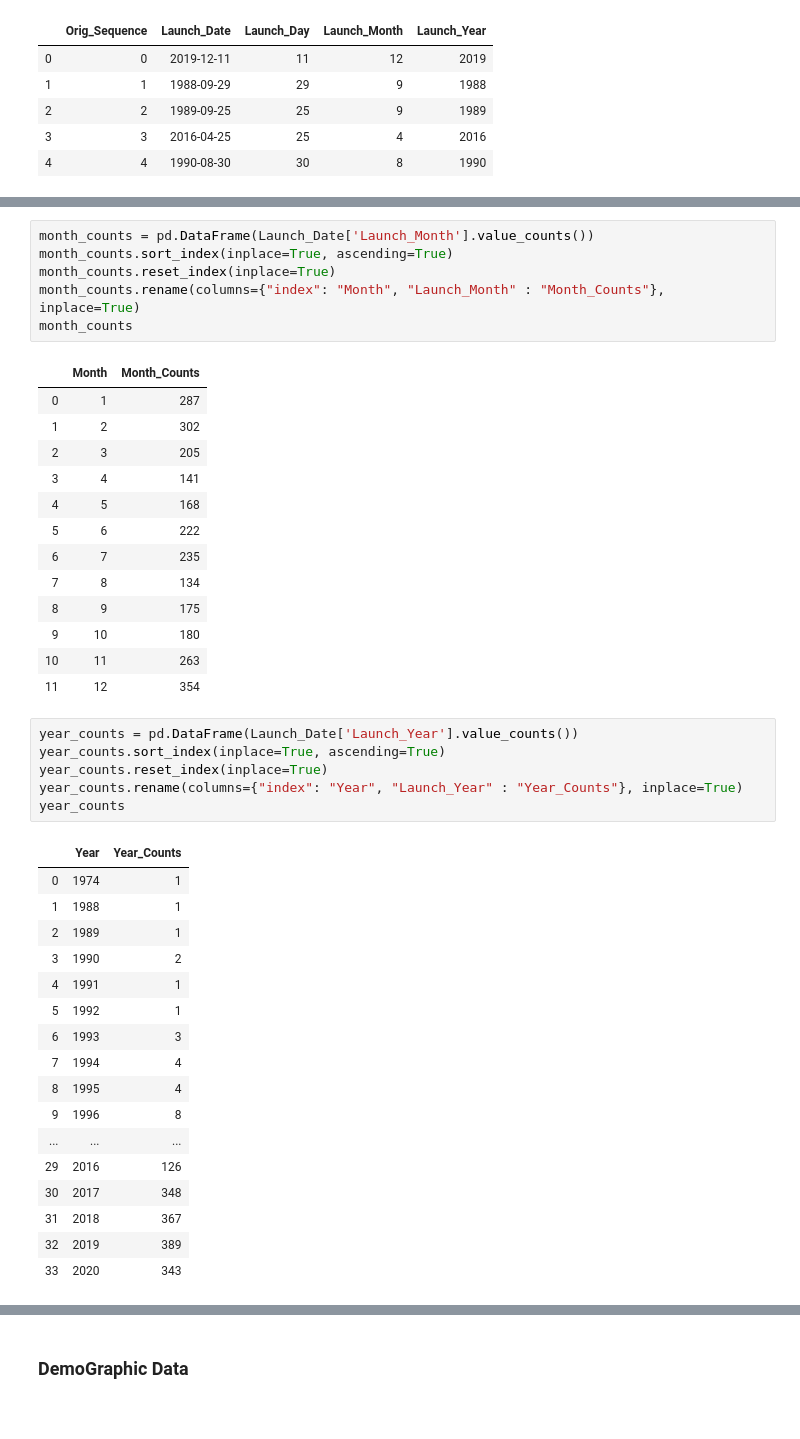
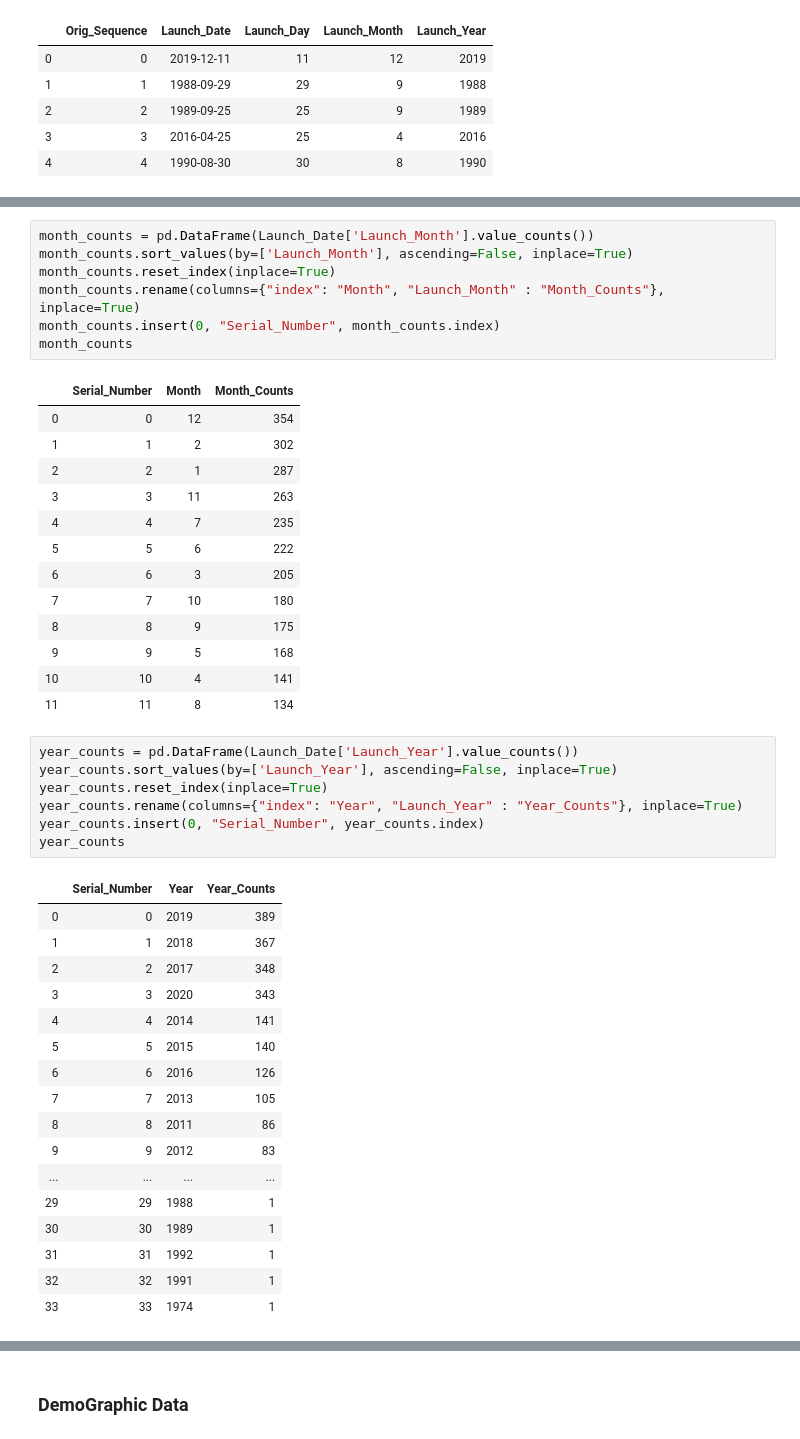
Before and after one commit to henryle-n/Global-Satellite-Launches, a Jupyter notebook: ETL.ipynb, the cells around one changed output, grey strips where cells are left out. Cells and saved outputs as stored; diff of their text form.

```diff
--- a/ETL.ipynb
+++ b/ETL.ipynb
@@ -203,44 +204,46 @@ day_counts
 # %%
 month_counts = pd.DataFrame(Launch_Date['Launch_Month'].value_counts())
-month_counts.sort_index(inplace=True, ascending=True)
+month_counts.sort_values(by=['Launch_Month'], ascending=False, inplace=True)
 month_counts.reset_index(inplace=True)
 month_counts.rename(columns={"index": "Month", "Launch_Month" : "Month_Counts"}, inplace=True)
+month_counts.insert(0, "Serial_Number", month_counts.index)
 month_counts
 # %% [output]
-|  | Month | Month_Counts |
-| 0 | 1 | 287 |
-| 1 | 2 | 302 |
-| 2 | 3 | 205 |
-| 3 | 4 | 141 |
-| 4 | 5 | 168 |
-| 5 | 6 | 222 |
-| 6 | 7 | 235 |
-| 7 | 8 | 134 |
-| 8 | 9 | 175 |
-| 9 | 10 | 180 |
-| 10 | 11 | 263 |
-| 11 | 12 | 354 |
+|  | Serial_Number | Month | Month_Counts |
+| 0 | 0 | 12 | 354 |
+| 1 | 1 | 2 | 302 |
+| 2 | 2 | 1 | 287 |
+| 3 | 3 | 11 | 263 |
+| 4 | 4 | 7 | 235 |
+| 5 | 5 | 6 | 222 |
+| 6 | 6 | 3 | 205 |
+| 7 | 7 | 10 | 180 |
+| 8 | 8 | 9 | 175 |
+| 9 | 9 | 5 | 168 |
+| 10 | 10 | 4 | 141 |
+| 11 | 11 | 8 | 134 |
 # %%
 year_counts = pd.DataFrame(Launch_Date['Launch_Year'].value_counts())
-year_counts.sort_index(inplace=True, ascending=True)
+year_counts.sort_values(by=['Launch_Year'], ascending=False, inplace=True)
 year_counts.reset_index(inplace=True)
 year_counts.rename(columns={"index": "Year", "Launch_Year" : "Year_Counts"}, inplace=True)
+year_counts.insert(0, "Serial_Number", year_counts.index)
 year_counts
 # %% [output]
-|  | Year | Year_Counts |
-| 0 | 1974 | 1 |
-| 1 | 1988 | 1 |
-| 2 | 1989 | 1 |
-| 3 | 1990 | 2 |
-| 4 | 1991 | 1 |
-| 5 | 1992 | 1 |
-| 6 | 1993 | 3 |
-| 7 | 1994 | 4 |
-| 8 | 1995 | 4 |
-| 9 | 1996 | 8 |
-| ... | ... | ... |
-| 29 | 2016 | 126 |
-| 30 | 2017 | 348 |
-| 31 | 2018 | 367 |
-| 32 | 2019 | 389 |
-| 33 | 2020 | 343 |
+|  | Serial_Number | Year | Year_Counts |
+| 0 | 0 | 2019 | 389 |
+| 1 | 1 | 2018 | 367 |
+| 2 | 2 | 2017 | 348 |
+| 3 | 3 | 2020 | 343 |
+| 4 | 4 | 2014 | 141 |
+| 5 | 5 | 2015 | 140 |
+| 6 | 6 | 2016 | 126 |
+| 7 | 7 | 2013 | 105 |
+| 8 | 8 | 2011 | 86 |
+| 9 | 9 | 2012 | 83 |
+| ... | ... | ... | ... |
+| 29 | 29 | 1988 | 1 |
+| 30 | 30 | 1989 | 1 |
+| 31 | 31 | 1992 | 1 |
+| 32 | 32 | 1991 | 1 |
+| 33 | 33 | 1974 | 1 |
```
Also changed, not shown: parts of 7 cells of this notebook, 12 other files.
